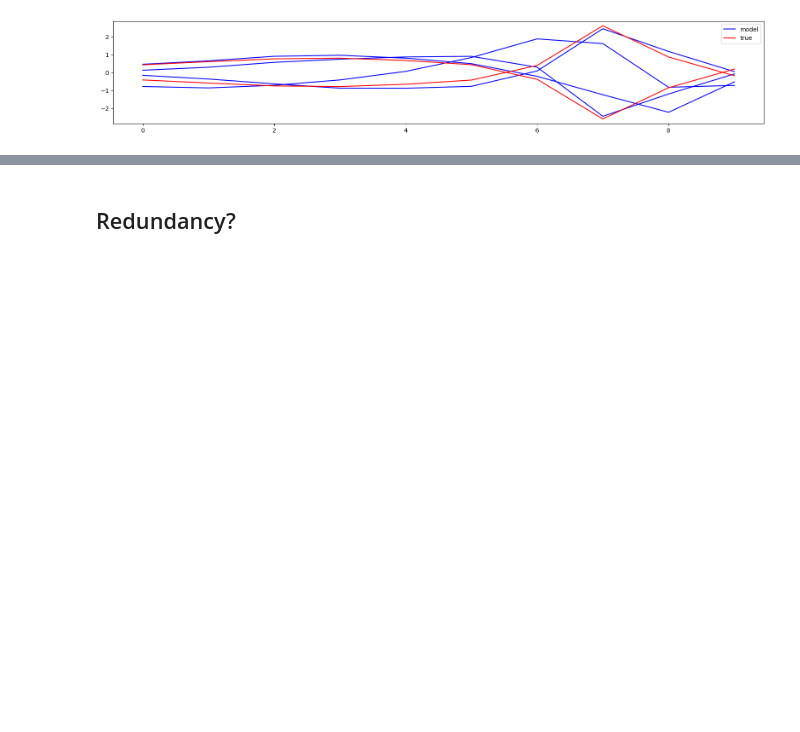
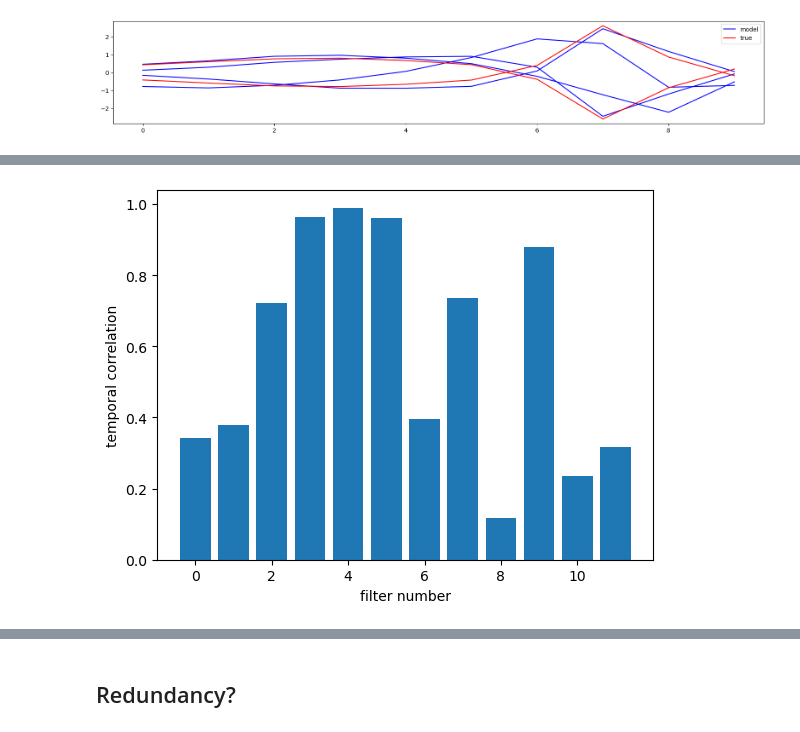
Before and after one commit to IsabelF98/Cloud_SynthData_Proj, a Jupyter notebook: LGN_units.ipynb, the cells around one changed output, grey strips where cells are left out. Saved outputs shown, nothing was run; the diff lists cells and outputs as text; code cells hidden in the pictures; blank space fills up the shorter version.

```diff
--- a/LGN_units.ipynb
+++ b/LGN_units.ipynb
@@ -945,0 +978,19 @@ plt.show()
+# %%
+temp_corr = np.zeros(12)
+true_p1 = (true_temp[::-1]-np.mean(true_temp))/np.std(true_temp)
+true_m1 = -1*(true_temp[::-1]-np.mean(true_temp))/np.std(true_temp)
+
+for i in range(12):
+    corr_p1 = np.corrcoef(pred_temp[:,i],true_p1)[0,1]
+    corr_m1 = np.corrcoef(pred_temp[:,i],true_m1)[0,1]
+    if corr_p1 > corr_m1:
+        temp_corr[i] = corr_p1
+    else:
+        temp_corr[i] = corr_m1
+# %%
+plt.bar(np.arange(0,12,1),temp_corr)
+plt.xlabel('filter number')
+plt.ylabel('temporal correlation')
+plt.show()
+# %% [output]
+[figure, added]
```
Also changed, not shown: parts of 6 cells of this notebook, 3 other files.
